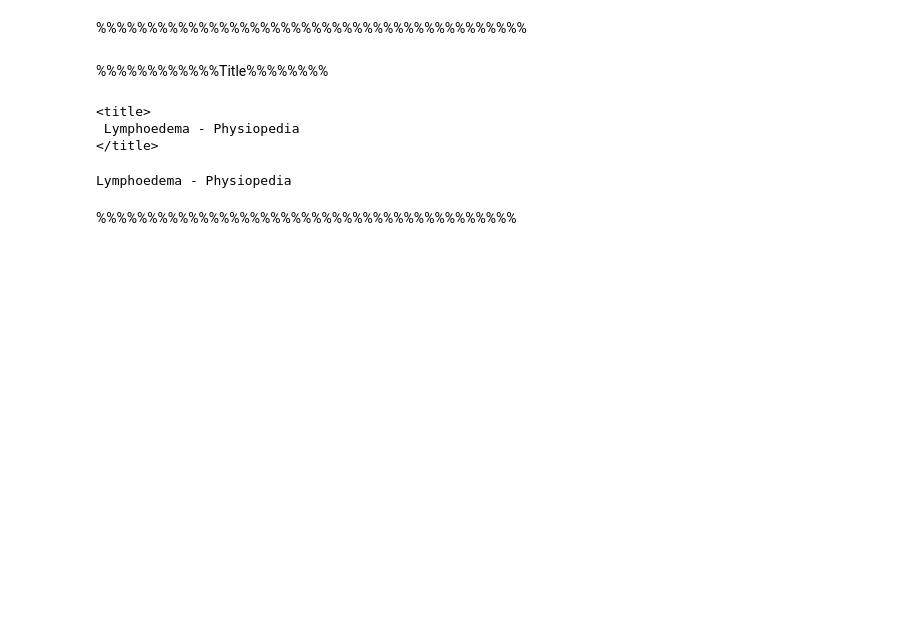
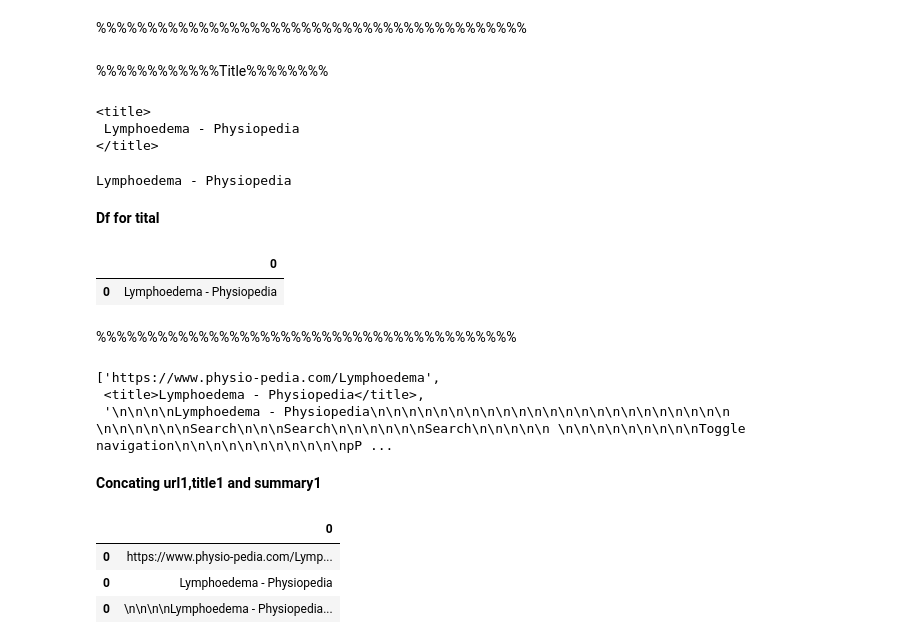
Before and after one commit to NileshCT/Web_Scraping, a Jupyter notebook: Web_scraping.ipynb, the cells around one changed output. Drawn from its saved outputs; the diff is of its cells as text; code cells hidden in the pictures; blank space fills up the shorter version.

```diff
--- a/Web_scraping.ipynb
+++ b/Web_scraping.ipynb
@@ -58,5 +67,7 @@ print(soup.prettify())
   <!-- End Facebook Pixel Code -->
  </body>
 </html>
+# %%
+summary=soup.get_text()
 # %%
 #to get the proper data. to get ans for our question.
@@ -81,0 +95,2 @@ Lymphoedema - Physiopedia
+# %%
+summary1=pd.DataFrame([summary])
@@ -96,5 +116,14 @@ print(res.prettify())
 print(res.get_text())
 # %% [output]
 Lymphoedema - Physiopedia
+# %% [markdown]
+**Df for tital**
+# %%
+title1=pd.DataFrame([res])
+# %%
+title1.head()
+# %% [output]
+|  | 0 |
+| 0 | Lymphoedema - Physiopedia |
 # %% [markdown]
 %%%%%%%%%%%%%%%%%%%%%%%%%%%%%%%%%%%%%%%%%
@@ -100,0 +132,17 @@ Lymphoedema - Physiopedia
+# %%
+data
+# %% [output]
+['https://www.physio-pedia.com/Lymphoedema',
+ <title>Lymphoedema - Physiopedia</title>,
+ '\n\n\n\nLymphoedema - Physiopedia\n\n\n\n\n\n\n\n\n\n\n\n\n\n\n\n\n\n\n\n\n\n\n \n\n\n\n\n\nSearch\n\n\nSearch\n\n\n\n\n\nSearch\n\n\n\n\n \n\n\n\n\n\n\n\n\nToggle navigation\n\n\n\n\n\n\n\n\n\n\npP ...
+# %% [markdown]
+**Concating url1,title1 and summary1**
+# %%
+result=pd.concat([url1,title1,summary1])
+# %%
+result
+# %% [output]
+|  | 0 |
+| 0 | https://www.physio-pedia.com/Lymp... |
+| 0 | Lymphoedema - Physiopedia |
+| 0 | \n\n\n\nLymphoedema - Physiopedia... |
```
Also changed, not shown: parts of 7 cells of this notebook.
